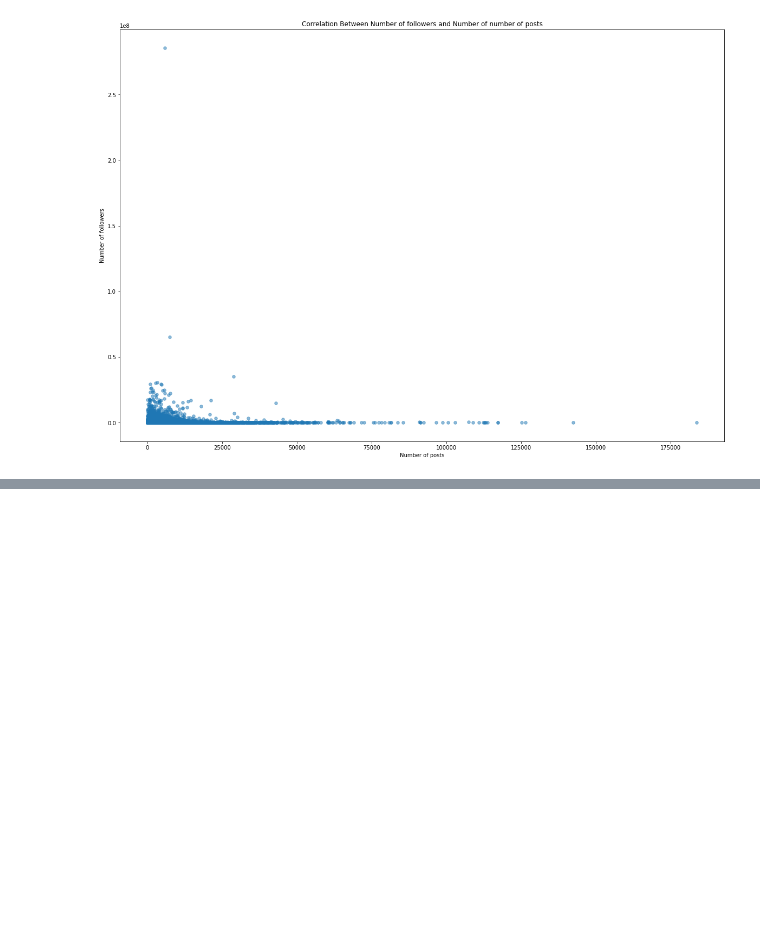
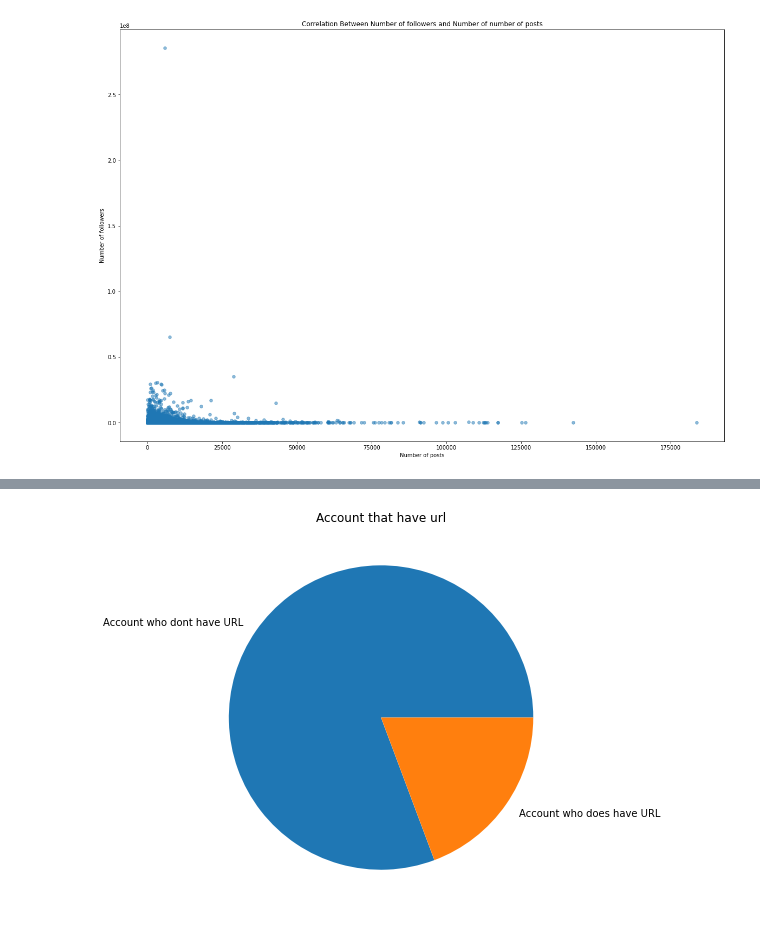
Before and after one commit to MRampo/ADM-HMW2, a Jupyter notebook: EDA.ipynb, the cells around one changed output, grey strips where cells are left out. Cells and saved outputs as stored; diff of their text form; code cells hidden in the pictures; blank space fills up the shorter version.

```diff
--- a/EDA.ipynb
+++ b/EDA.ipynb
@@ -374,0 +388,13 @@ plt.show()
+# %%
+#count how many don't have an url in their profiles
+not_url = profiles['url'].isna().sum()
+
+#count how many have an url in their profile
+have_url = profiles['url'].shape[0] - not_url
+# %%
+fig = plt.figure(figsize =(10, 7))
+plt.title("Account that have url")
+plt.pie([not_url, have_url], labels=['Account who dont have URL', 'Account who does have URL'])
+plt.show()
+# %% [output]
+[figure, added]
```
Also changed, not shown: parts of 10 cells of this notebook, 4 other files.
